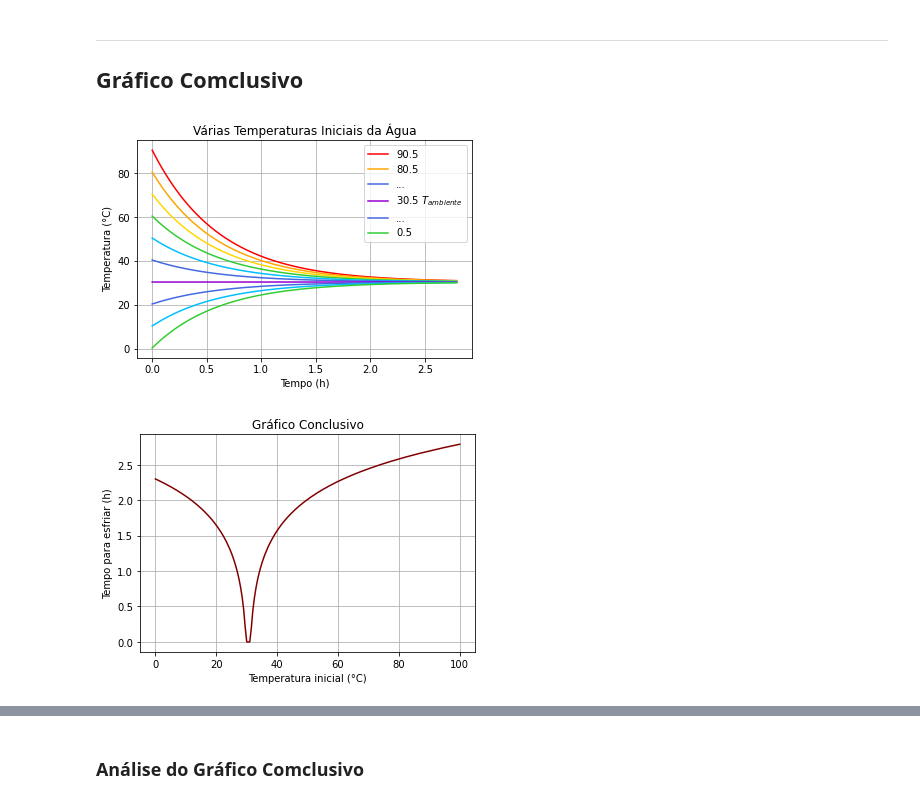
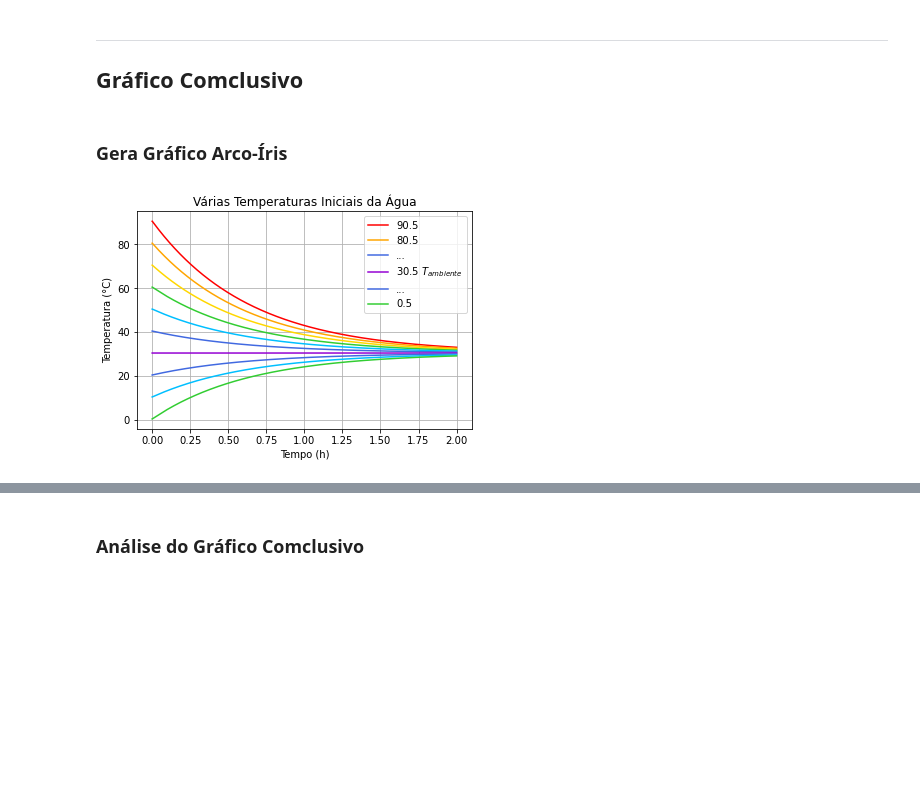
Before and after one commit to pedroivoal/Modsim-P2, a Jupyter notebook: I2/I2.ipynb, the cells around one changed output, grey strips where cells are left out. Drawn from its saved outputs; the diff is of its cells as text; code cells hidden in the pictures; blank space fills up the shorter version.

```diff
--- a/I2/I2.ipynb
+++ b/I2/I2.ipynb
@@ -183,11 +183,12 @@ def T_equilibrio(lista_Ta, lista_t_h):
         while lista_Ta[i] < 0.9765625*(Tar-273.15):
             i += 1
         return lista_t_h[i]
+# %% [markdown]
+### Gera Gráfico Arco-Íris
 # %%
-# Listas para gerar gráfico conclusivo
-t_lista = np.arange(0, 3600*2.79, 1)
-lista_t_equilibrio = []
+
 lista_Tia = np.arange(100+273.15, -0.1+273.15, -0.5)
+t_lista = np.arange(0, 3600*2, 1)
 
 # Variável que guarda gráfico
 arcoiris, ax = plt.subplots()
@@ -202,7 +203,6 @@ for Tia in lista_Tia:
     # Resolução numérica
     x = odeint(modelo, x0, t_lista)
     Ta_lista = x[:,0]-273.15
-    lista_t_equilibrio.append(T_equilibrio(Ta_lista, t_lista/3600))
 
     # Plota gráficos
     # Controla quais temperaturas recebem legenda
@@ -224,44 +224,31 @@ for Tia in lista_Tia:
         plt.plot(t_lista/3600, Ta_lista, 'limegreen', label = (TiaC))
 
     elif i == 79:
 
         plt.plot(t_lista/3600, Ta_lista, 'limegreen')
 
     elif i == 59:
 
         plt.plot(t_lista/3600, Ta_lista, 'gold')
 
     elif i == 39:
 
         plt.plot(t_lista/3600, Ta_lista, 'orange', label = (TiaC))
 
     elif i == 19:
 
         plt.plot(t_lista/3600, Ta_lista, 'red', label = (TiaC))
 
     i += 1
 
 # Plota gráficos
 plt.title('Várias Temperaturas Iniciais da Água')
 plt.ylabel('Temperatura (°C)')
 plt.xlabel('Tempo (h)')
 plt.legend()
 plt.grid(True)
 plt.show(True)
 # Cria arquivo png com o gráfico no PC
 arcoiris.savefig('4.Arco íris.png',  format = 'png', dpi = 1200)
-
-# Variável que guarda gráfico
-conclusivo, ax = plt.subplots()
-# Plota gráfico conclusivo
-plt.plot((lista_Tia-273.15), lista_t_equilibrio, 'maroon')
-plt.title('Gráfico Conclusivo')
-plt.xlabel('Temperatura inicial (°C)')
-plt.ylabel('Tempo para esfriar (h)')
-plt.grid(True)
-plt.show()
-# Cria arquivo png com o gráfico no PC
-conclusivo.savefig('5.Conclusivo.png',  format = 'png', dpi = 1200)
 # %% [output]
-[figure, old version]
+[figure, new version]
-[figure, removed]
```
Also changed, not shown: parts of 4 cells of this notebook, 6 other files.
